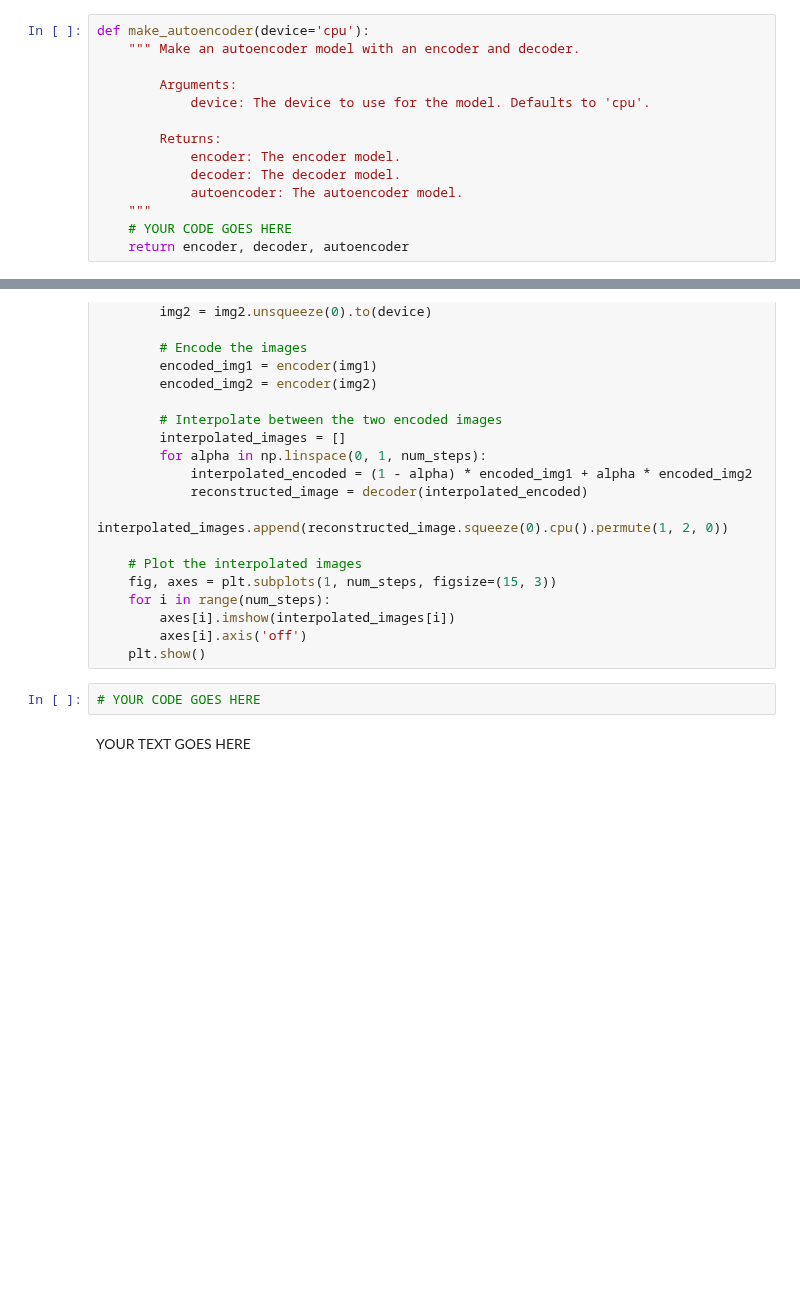
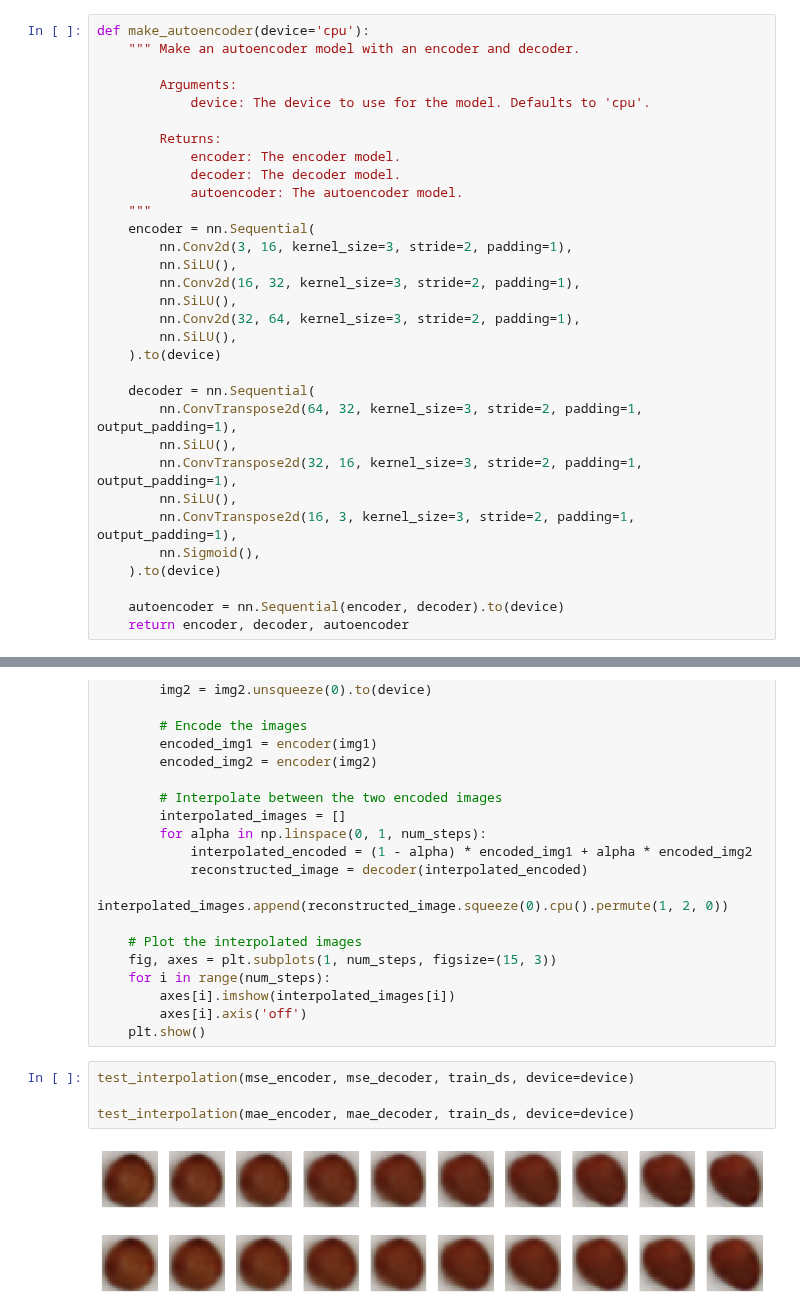
Before and after one commit to otishunt/DATA-4620-Labs, a Jupyter notebook: Labs/Lab_06_02_Autoencoder.ipynb, the cells around one changed output, grey strips where cells are left out. Cells and saved outputs as stored; diff of their text form; blank space fills up the shorter version.

```diff
--- a/Labs/Lab_06_02_Autoencoder.ipynb
+++ b/Labs/Lab_06_02_Autoencoder.ipynb
@@ -86,7 +101,25 @@ def make_autoencoder(device='cpu'):
             decoder: The decoder model.
             autoencoder: The autoencoder model.
     """
-    # YOUR CODE GOES HERE
+    encoder = nn.Sequential(
+        nn.Conv2d(3, 16, kernel_size=3, stride=2, padding=1),
+        nn.SiLU(),
+        nn.Conv2d(16, 32, kernel_size=3, stride=2, padding=1),
+        nn.SiLU(),
+        nn.Conv2d(32, 64, kernel_size=3, stride=2, padding=1),
+        nn.SiLU(),
+    ).to(device)
+
+    decoder = nn.Sequential(
+        nn.ConvTranspose2d(64, 32, kernel_size=3, stride=2, padding=1, output_padding=1),
+        nn.SiLU(),
+        nn.ConvTranspose2d(32, 16, kernel_size=3, stride=2, padding=1, output_padding=1),
+        nn.SiLU(),
+        nn.ConvTranspose2d(16, 3, kernel_size=3, stride=2, padding=1, output_padding=1),
+        nn.Sigmoid(),
+    ).to(device)
+
+    autoencoder = nn.Sequential(encoder, decoder).to(device)
     return encoder, decoder, autoencoder
 # %%
 encoder, decoder, autoencoder = make_autoencoder(device=device)
@@ -186,7 +281,10 @@ def test_interpolation(encoder, decoder, train_ds, index1=100, index2=200, devic
         axes[i].imshow(interpolated_images[i])
         axes[i].axis('off')
     plt.show()
-# %%
-# YOUR CODE GOES HERE
-# %% [markdown]
-YOUR TEXT GOES HERE
+# %%
+test_interpolation(mse_encoder, mse_decoder, train_ds, device=device)
+
+test_interpolation(mae_encoder, mae_decoder, train_ds, device=device)
+# %% [output]
+[figure, added]
+[figure, added]
```
Also changed, not shown: parts of 16 cells of this notebook.
